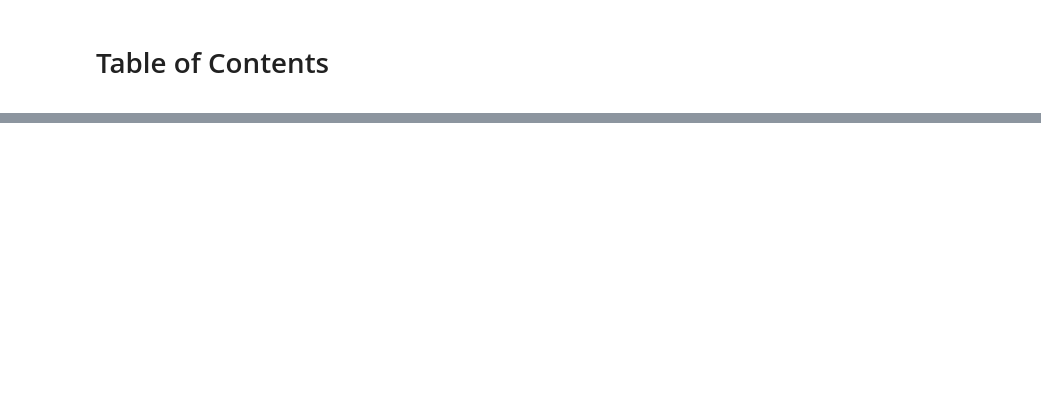
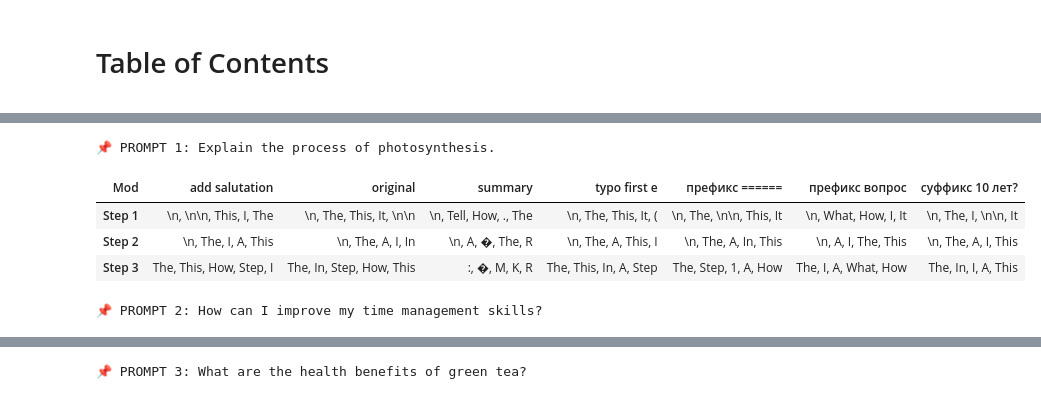
Before and after one commit to Chernobilsky/LLM_Sketches, a Jupyter notebook: analyse stability n stages and printing tokens.ipynb, the cells around one changed output, grey strips where cells are left out. Drawn from its saved outputs; the diff is of its cells as text; code cells hidden in the pictures; blank space fills up the shorter version.

```diff
--- a/analyse stability n stages and printing tokens.ipynb
+++ b/analyse stability n stages and printing tokens.ipynb
@@ -217,0 +144,21 @@ Step 3
+# %%
+topk_rows = []
+
+for prompt in PROMPTS:                         # ← внешний цикл по всем промптам
+    for mod_name, mod_fn in MODS:              #   внутренний — по модификациям
+        mod_prompt = mod_fn(prompt)            #   теперь текущий prompt, а не [0]
+        dists = _multi_step(mod_prompt, STEPS)
+
+        for step_idx, probs in enumerate(dists, start=1):
+            topk = torch.topk(probs, 5)
+            for rank, tok_id in enumerate(topk.indices.tolist(), start=1):
+                topk_rows.append({
+                    "Prompt": prompt[:60] + ("…" if len(prompt) > 60 else ""),
+                    "Step":   step_idx,
+                    "Mod":    mod_name,
+                    "Rank":   rank,
+                    "Token":  _tokenizer.decode([tok_id]),
+                    "Prob":   topk.values.tolist()[rank-1],
+                })
+
+topk_df = pd.DataFrame(topk_rows)
@@ -217,0 +392,28 @@ Step 3
+# %%
+# --- TOP‑5 по шагам в компактном виде (то есть представление ячейки 7 в более компактном виде)
+# не очень понятно, нужно ли
+topk_dfs = []
+
+for prompt, g in topk_df.groupby("Prompt"):
+    # g: строки для одного промпта
+    # соберём список 5 токенов строкой "tok1, tok2, …"
+    g_sorted = g.sort_values(["Step", "Mod", "Rank"])
+    g_sorted["TokList"] = g_sorted.groupby(["Step", "Mod"])["Token"]\
+                                  .transform(lambda s: ", ".join(s))
+    tidy = (g_sorted.drop_duplicates(subset=["Step", "Mod"])
+                    .pivot(index="Step", columns="Mod", values="TokList"))
+    tidy.index = [f"Step {i}" for i in tidy.index]
+    topk_dfs.append((prompt, tidy))
+
+# Печатаем
+for i, (prompt, tidy) in enumerate(topk_dfs, 1):
+    prev = prompt.replace("\n", " ")[:100] + ("…" if len(prompt) > 100 else "")
+    print(f"\n\n📌 PROMPT {i}: {prev}")
+    display(tidy)
+# %% [output]
+📌 PROMPT 1: Explain the process of photosynthesis.
+| Mod | add salutation | original | summary | typo first e | префикс ====== | префикс вопрос | суффикс 10 лет? |
+| Step 1 | \n, \n\n, This, I, The | \n, The, This, It, \n\n | \n, Tell, How, ., The | \n, The, This, It, ( | \n, The, \n\n, This, It | \n, What, How, I, It | \n, The, I, \n\n, It |
+| Step 2 | \n, The, I, A, This | \n, The, A, I, In | \n, A, �, The, R | \n, The, A, This, I | \n, The, A, In, This | \n, A, I, The, This | \n, The, A, I, This |
+| Step 3 | The, This, How, Step, I | The, In, Step, How, This | :, �, M, K, R | The, This, In, A, Step | The, Step, 1, A, How | The, I, A, What, How | The, In, I, A, This |
+📌 PROMPT 2: How can I improve my time management skills?
@@ -217,0 +424 @@ Step 3
+📌 PROMPT 3: What are the health benefits of green tea?
```
Also changed, not shown: parts of 14 cells of this notebook.
